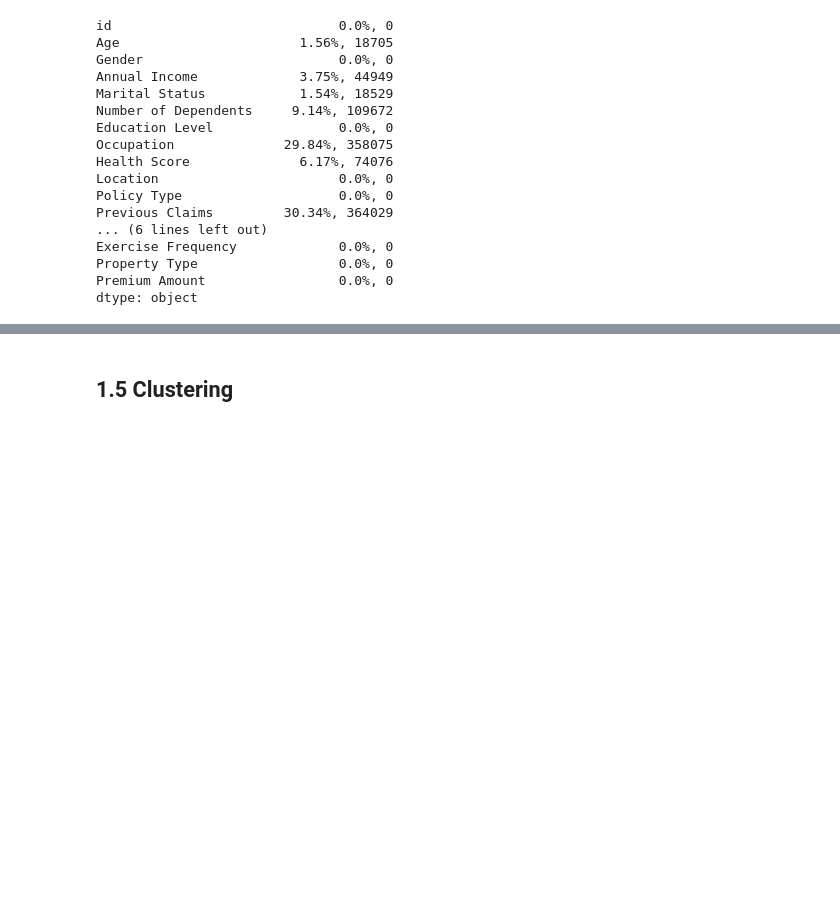
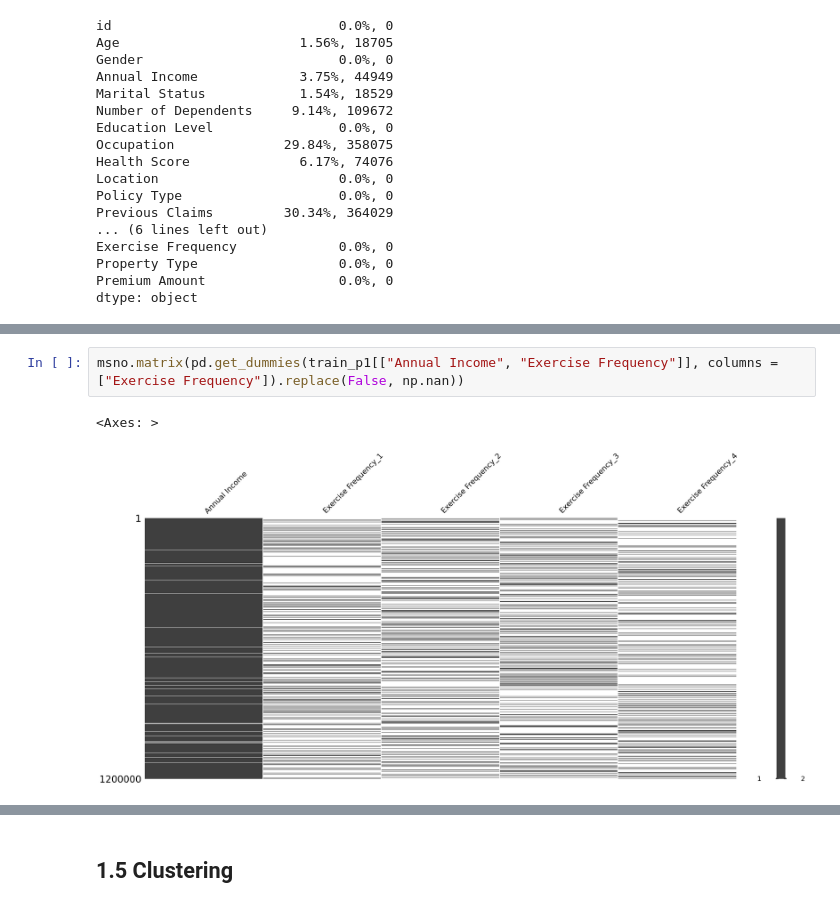
Before and after one commit to snaiws/kaggle, a Jupyter notebook: src/projects/Regression_with_an_Insurance_Dataset/EDA2.ipynb, the cells around one changed output, grey strips where cells are left out. Saved outputs shown, nothing was run; the diff lists cells and outputs as text; blank space fills up the shorter version.

```diff
--- a/src/projects/Regression_with_an_Insurance_Dataset/EDA2.ipynb
+++ b/src/projects/Regression_with_an_Insurance_Dataset/EDA2.ipynb
@@ -728,0 +1004,5 @@ dtype: object
+# %%
+msno.matrix(pd.get_dummies(train_p1[["Annual Income", "Exercise Frequency"]], columns = ["Exercise Frequency"]).replace(False, np.nan))
+# %% [output]
+<Axes: >
+[figure, added]
```
Also changed, not shown: parts of 63 cells of this notebook, 1 other file.
